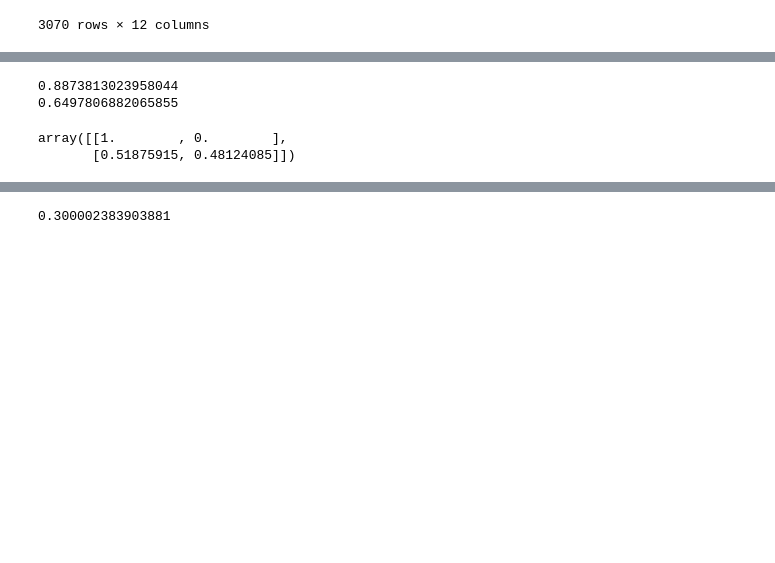
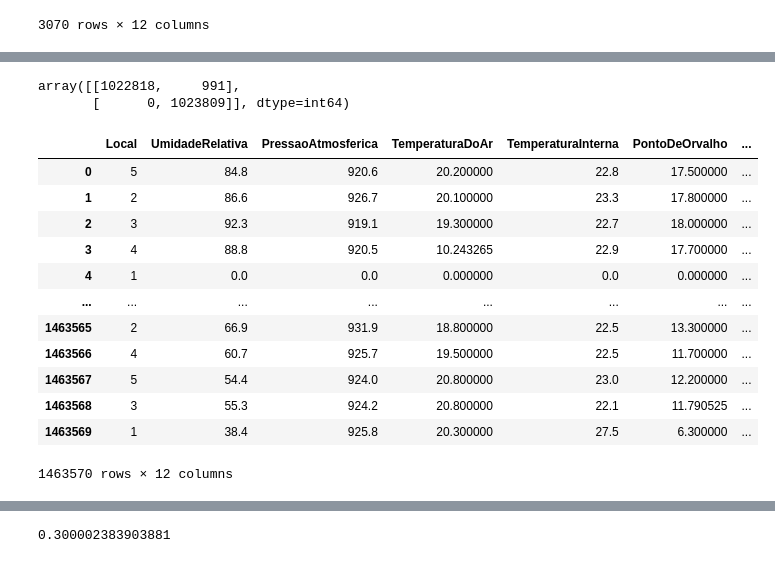
Before and after one commit to alagamentos/floodprediction, a Jupyter notebook: src/Notebooks/4_Modeling/0.0_XGBoost_Testing.ipynb, the cells around one changed output, grey strips where cells are left out. Cells and saved outputs as stored; diff of their text form; code cells hidden in the pictures; blank space fills up the shorter version.

Commit message:
Explore modeling options and parameters to try to optimize F1 and confusion matrix

```diff
--- a/src/Notebooks/4_Modeling/0.0_XGBoost_Testing.ipynb
+++ b/src/Notebooks/4_Modeling/0.0_XGBoost_Testing.ipynb
@@ -88,9 +185,29 @@ y_pred = [1 if i>0.5 else 0 for i in y_pred]
-# %%
-print(accuracy_score(y_teste, y_pred))
-print(f1_score(y_teste, y_pred))
-confusion_matrix(y_teste, y_pred, normalize='true')
-# %% [output]
-0.8873813023958044
-0.6497806882065855
-array([[1.        , 0.        ],
-       [0.51875915, 0.48124085]])
+# %%
+confusion_matrix(y_treino, y_treino_pred, )
+
+# Treino: 0.9995160230081979
+# Teste: 0.9987405226034058
+# F1: 0.48172446110590444
+# array([[0.99882856, 0.00117144],
+#        [0.13175676, 0.86824324]])
+# array([[438261,    514],
+#        [    39,    257]], dtype=int64)
+# %% [output]
+array([[1022818,     991],
+       [      0, 1023809]], dtype=int64)
+# %%
+df_clustered_total
+# %% [output]
+|  | Local | UmidadeRelativa | PressaoAtmosferica | TemperaturaDoAr | TemperaturaInterna | PontoDeOrvalho | ... |
+| 0 | 5 | 84.8 | 920.6 | 20.200000 | 22.8 | 17.500000 | ... |
+| 1 | 2 | 86.6 | 926.7 | 20.100000 | 23.3 | 17.800000 | ... |
+| 2 | 3 | 92.3 | 919.1 | 19.300000 | 22.7 | 18.000000 | ... |
+| 3 | 4 | 88.8 | 920.5 | 10.243265 | 22.9 | 17.700000 | ... |
+| 4 | 1 | 0.0 | 0.0 | 0.000000 | 0.0 | 0.000000 | ... |
+| ... | ... | ... | ... | ... | ... | ... | ... |
+| 1463565 | 2 | 66.9 | 931.9 | 18.800000 | 22.5 | 13.300000 | ... |
+| 1463566 | 4 | 60.7 | 925.7 | 19.500000 | 22.5 | 11.700000 | ... |
+| 1463567 | 5 | 54.4 | 924.0 | 20.800000 | 23.0 | 12.200000 | ... |
+| 1463568 | 3 | 55.3 | 924.2 | 20.800000 | 22.1 | 11.790525 | ... |
+| 1463569 | 1 | 38.4 | 925.8 | 20.300000 | 27.5 | 6.300000 | ... |
+1463570 rows × 12 columns
```
Also changed, not shown: parts of 18 cells of this notebook, 3 other files.
